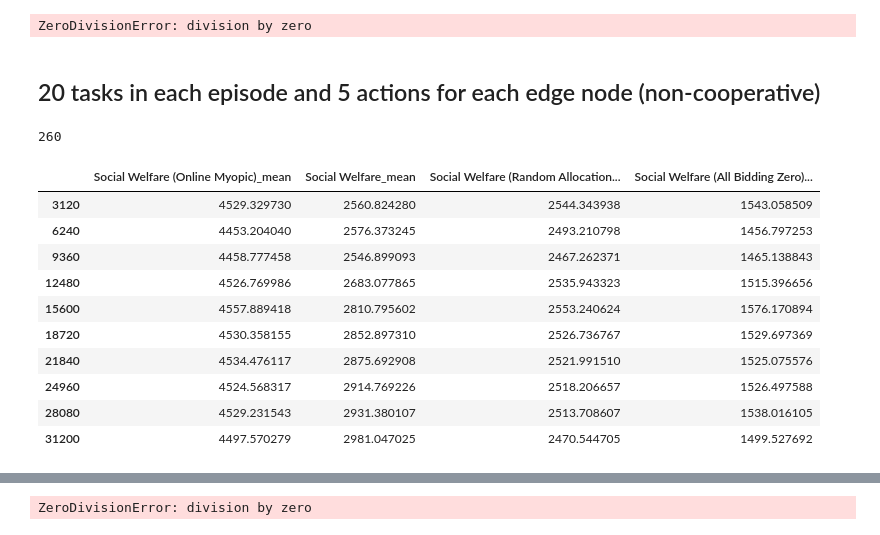
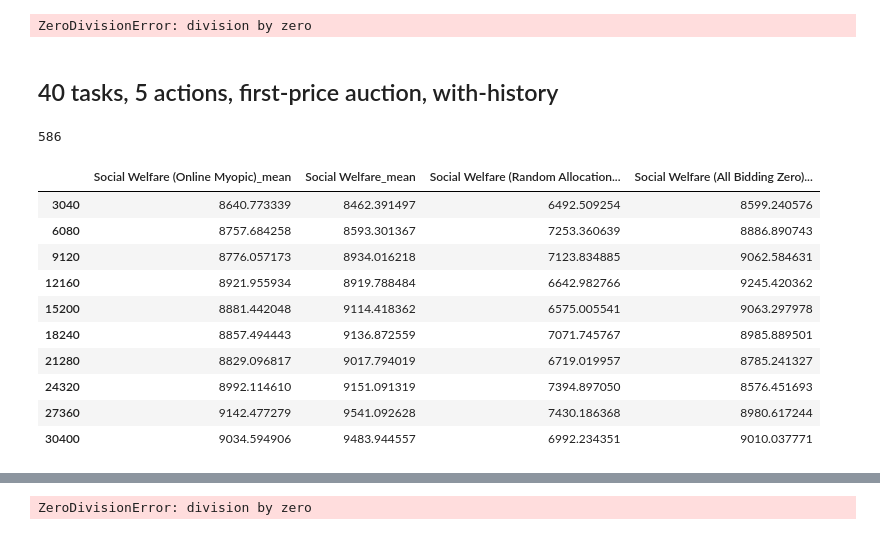
Before and after one commit to fb1n15/edge-cloud-resource-allocation-using-MARL, a Jupyter notebook: src/jupyter_notebooks/Analysis_of_results.ipynb, the cells around one changed output, grey strips where cells are left out. Cells and saved outputs as stored; diff of their text form; code cells hidden in the pictures.

```diff
--- a/src/jupyter_notebooks/Analysis_of_results.ipynb
+++ b/src/jupyter_notebooks/Analysis_of_results.ipynb
@@ -23,6 +23,6 @@ plt.rcParams["figure.figsize"] = fig_size
 # https://stackoverflow.com/a/29206464/7060068
 import os
 
-path = '/Users/fan/OneDrive - University of Southampton/My-Projects/Edge-Cloud-Resource-Allocation/marl-edge-cloud/results/edge_cloud_independent_ppo_with_history_5-actions_env-3_cooperative_first-price'
+path = '/Users/fan/OneDrive - University of Southampton/My-Projects/Edge-Cloud-Resource-Allocation/marl-edge-cloud/results/5-actions_first-price_no-history_revenue'
 dir_list = os.listdir(path)
 # print(dir_list)
@@ -29,8 +135,16 @@ dir_list = os.listdir(path)
+# %%
+# get all names from the folder
+# https://stackoverflow.com/a/29206464/7060068
+import os
+
+path = '/Users/fan/OneDrive - University of Southampton/My-Projects/Edge-Cloud-Resource-Allocation/marl-edge-cloud/results/5-actions_second-price_no-history_revenue'
+dir_list = os.listdir(path)
+# print(dir_list)
 # %%
 # read results in .json files
 import json
 
-hyperparamter_string = '2021-11-10'
+hyperparamter_string = 'lr=0.0001,layers=[256, 256],train_batch_size=3000'
 
 df_results = pd.DataFrame()
 results = []
@@ -123,64 +237,64 @@ p.axes.set_ylim(0)
 1/0
 # %% [output]
 ZeroDivisionError: division by zero
-# %% [markdown]
-## 20 tasks in each episode and 5 actions for each edge node (non-cooperative)
+# %% [markdown]
+## 40 tasks, 5 actions, first-price auction, with-history
 # %%
 # get all names from the folder
 # https://stackoverflow.com/a/29206464/7060068
 import os
 
-path = '/Users/fan/OneDrive - University of Southampton/My-Projects/Edge-Cloud-Resource-Allocation/marl-edge-cloud/results/edge_cloud_independent_ppo_with_history_5-actions_env-3_non-cooperative_first-price'
+path = '/Users/fan/OneDrive - University of Southampton/My-Projects/Edge-Cloud-Resource-Allocation/marl-edge-cloud/results/5-actions_first-price_with-history_revenue'
 dir_list = os.listdir(path)
 # print(dir_list)
 # %%
 # read results in .json files
 import json
 
-hyperparamter_string = '2021-11-10'
+hyperparamter_string = 'lr=0.0001,layers=[256, 256],train_batch_size=3000'
 
 df_results = pd.DataFrame()
 results = []
 for folder in dir_list:
     file_path = f'{path}/{folder}/result.json'
     if hyperparamter_string not in file_path:  # only consider the specific hyperparameters combination
         continue
     if not os.path.isfile(file_path):  # jump over useless paths
         continue
     # load data using Python JSON module
 #     print(file_path)
     with open(file_path) as f:
         # json.loads (and json.load) does not decode multiple json object. So load each line at a time.
         # https://stackoverflow.com/a/29312618/7060068
         for line in f:
             data = json.loads(line)
 #             print(data)
 #             break
             data_row = data['custom_metrics']
 
     #         df = pd.DataFrame.from_dict(data, index=0)
             # https://stackoverflow.com/a/17840195/7060068
             df = pd.DataFrame(data_row, index=[data['timesteps_total']])
             results.append(df)
 
 df_results = pd.concat(results, axis=0)
 df_results = df_results[['Social Welfare (Online Myopic)_mean', 'Social Welfare_mean',
                          'Social Welfare (Random Allocation)_mean', 'Social Welfare (All Bidding Zero)_mean']]
 print(len(df_results))
 df_results.head(10)
 # %% [output]
-260
+586
 |  | Social Welfare (Online Myopic)_mean | Social Welfare_mean | Social Welfare (Random Allocation... | Social Welfare (All Bidding Zero)... |
-| 3120 | 4529.329730 | 2560.824280 | 2544.343938 | 1543.058509 |
-| 6240 | 4453.204040 | 2576.373245 | 2493.210798 | 1456.797253 |
-| 9360 | 4458.777458 | 2546.899093 | 2467.262371 | 1465.138843 |
-| 12480 | 4526.769986 | 2683.077865 | 2535.943323 | 1515.396656 |
-| 15600 | 4557.889418 | 2810.795602 | 2553.240624 | 1576.170894 |
-| 18720 | 4530.358155 | 2852.897310 | 2526.736767 | 1529.697369 |
-| 21840 | 4534.476117 | 2875.692908 | 2521.991510 | 1525.075576 |
-| 24960 | 4524.568317 | 2914.769226 | 2518.206657 | 1526.497588 |
-| 28080 | 4529.231543 | 2931.380107 | 2513.708607 | 1538.016105 |
-| 31200 | 4497.570279 | 2981.047025 | 2470.544705 | 1499.527692 |
+| 3040 | 8640.773339 | 8462.391497 | 6492.509254 | 8599.240576 |
+| 6080 | 8757.684258 | 8593.301367 | 7253.360639 | 8886.890743 |
+| 9120 | 8776.057173 | 8934.016218 | 7123.834885 | 9062.584631 |
+| 12160 | 8921.955934 | 8919.788484 | 6642.982766 | 9245.420362 |
+| 15200 | 8881.442048 | 9114.418362 | 6575.005541 | 9063.297978 |
+| 18240 | 8857.494443 | 9136.872559 | 7071.745767 | 8985.889501 |
+| 21280 | 8829.096817 | 9017.794019 | 6719.019957 | 8785.241327 |
+| 24320 | 8992.114610 | 9151.091319 | 7394.897050 | 8576.451693 |
+| 27360 | 9142.477279 | 9541.092628 | 7430.186368 | 8980.617244 |
+| 30400 | 9034.594906 | 9483.944557 | 6992.234351 | 9010.037771 |
 # %%
 # make the number of timesteps as a new column
 # https://pandas.pydata.org/docs/reference/api/pandas.DataFrame.reset_index.html
```
Also changed, not shown: parts of 19 cells of this notebook, 4 other files.
